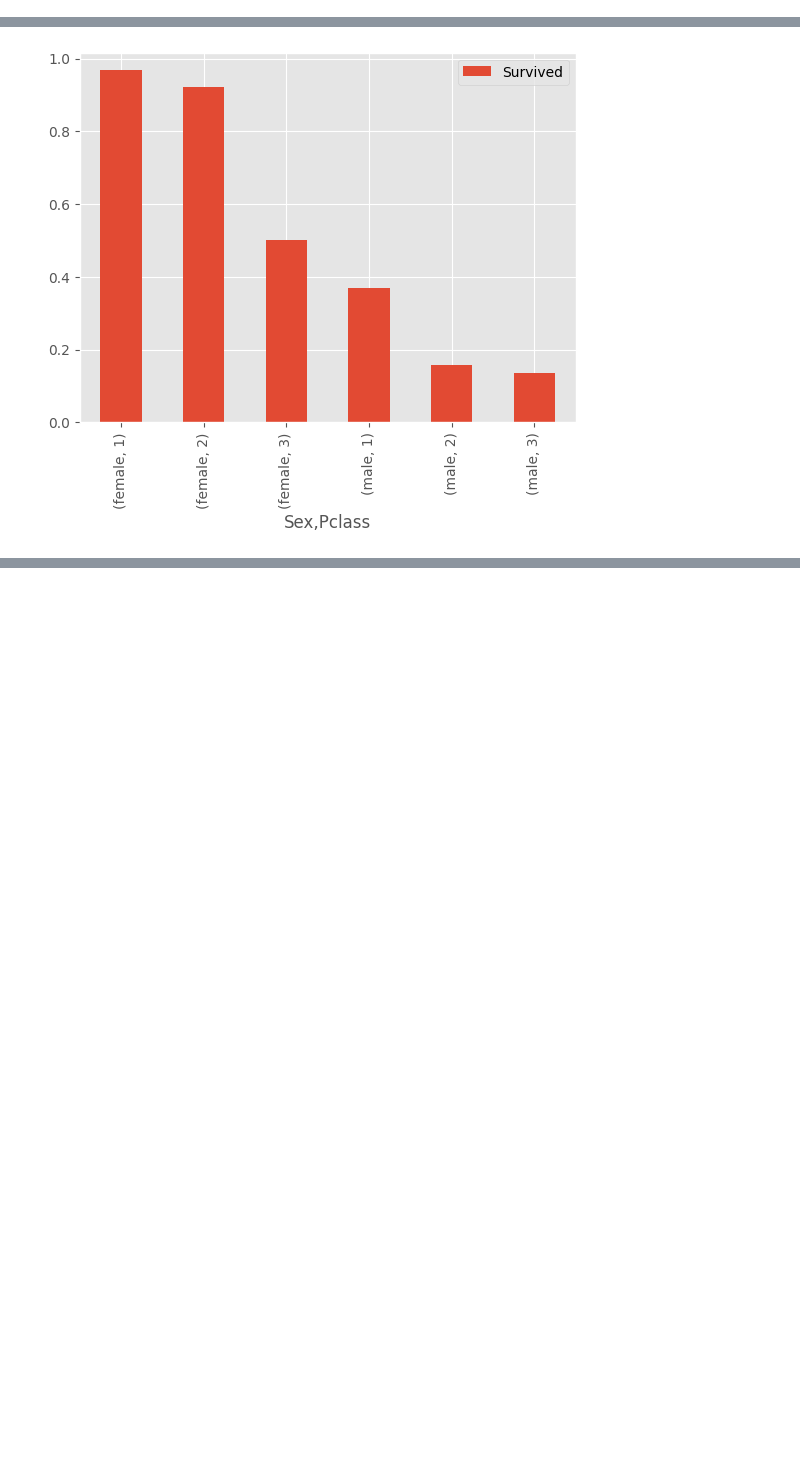
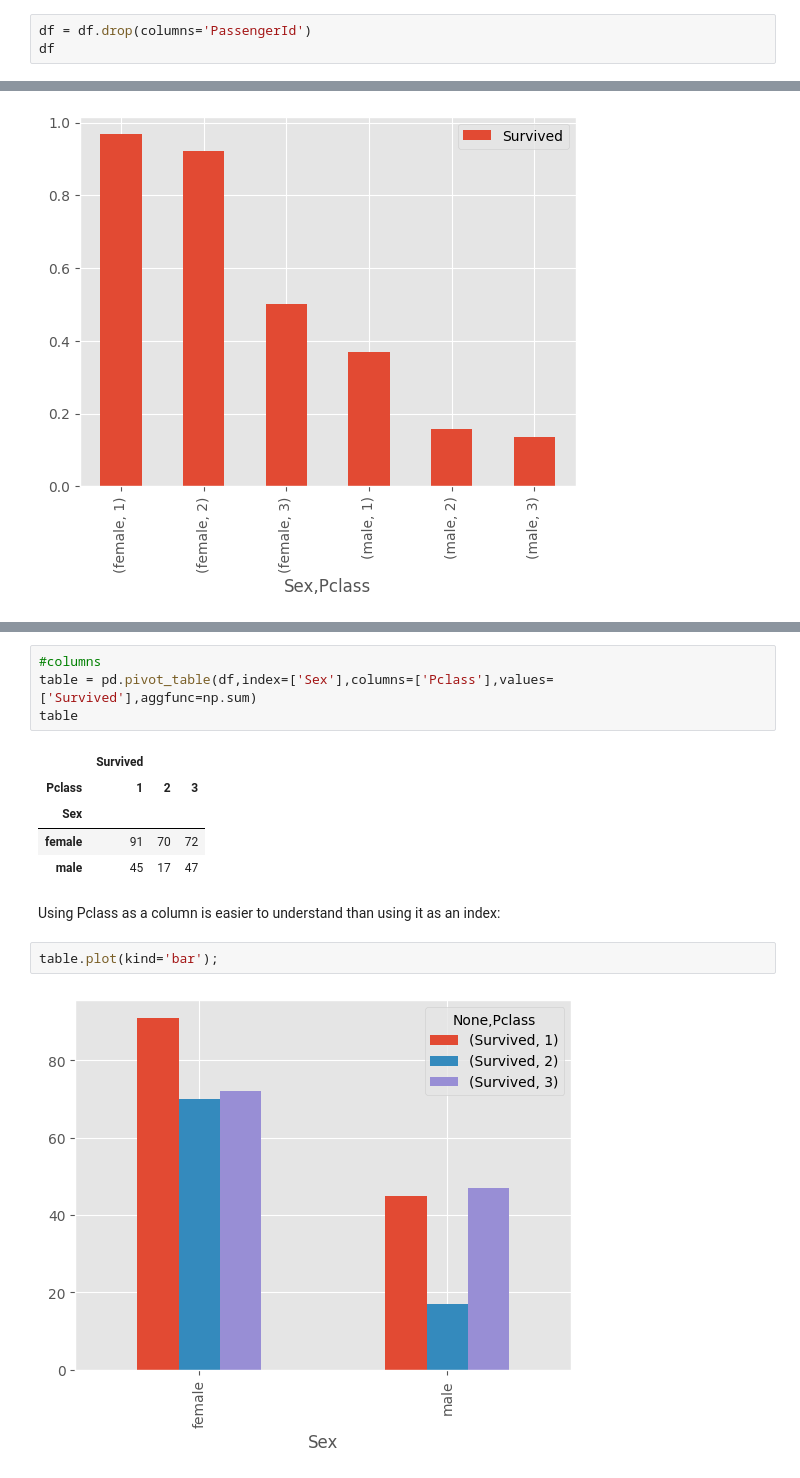
Before and after one commit to JeffreyAsuncion/DataAnalysis_Titanic_PivotTables, a Jupyter notebook: Titanic_PivotTable.ipynb, the cells around one changed output, grey strips where cells are left out. Drawn from its saved outputs; the diff is of its cells as text; blank space fills up the shorter version.

Commit message:
exploring the data using pivot table and plots

```diff
--- a/Titanic_PivotTable.ipynb
+++ b/Titanic_PivotTable.ipynb
@@ -38,0 +50,3 @@ df.head()
+# %%
+df = df.drop(columns='PassengerId')
+df
@@ -131,0 +212,16 @@ table.plot(kind='bar')
+# %%
+#columns
+table = pd.pivot_table(df,index=['Sex'],columns=['Pclass'],values=['Survived'],aggfunc=np.sum)
+table
+# %% [output]
+|  | Survived |  |  |
+| Pclass | 1 | 2 | 3 |
+| Sex |  |  |  |
+| female | 91 | 70 | 72 |
+| male | 45 | 17 | 47 |
+# %% [markdown]
+Using Pclass as a column is easier to understand than using it as an index:
+# %%
+table.plot(kind='bar');
+# %% [output]
+[figure, added]
```
Also changed, not shown: parts of 22 cells of this notebook, 1 other file.
